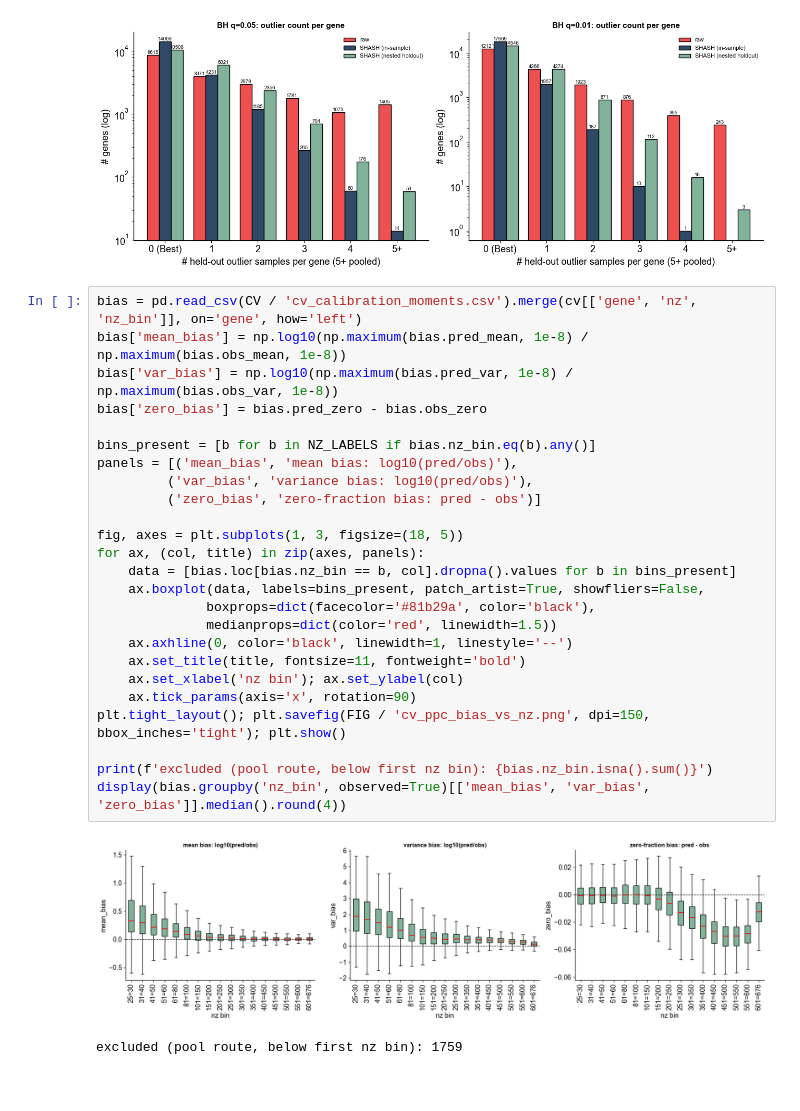
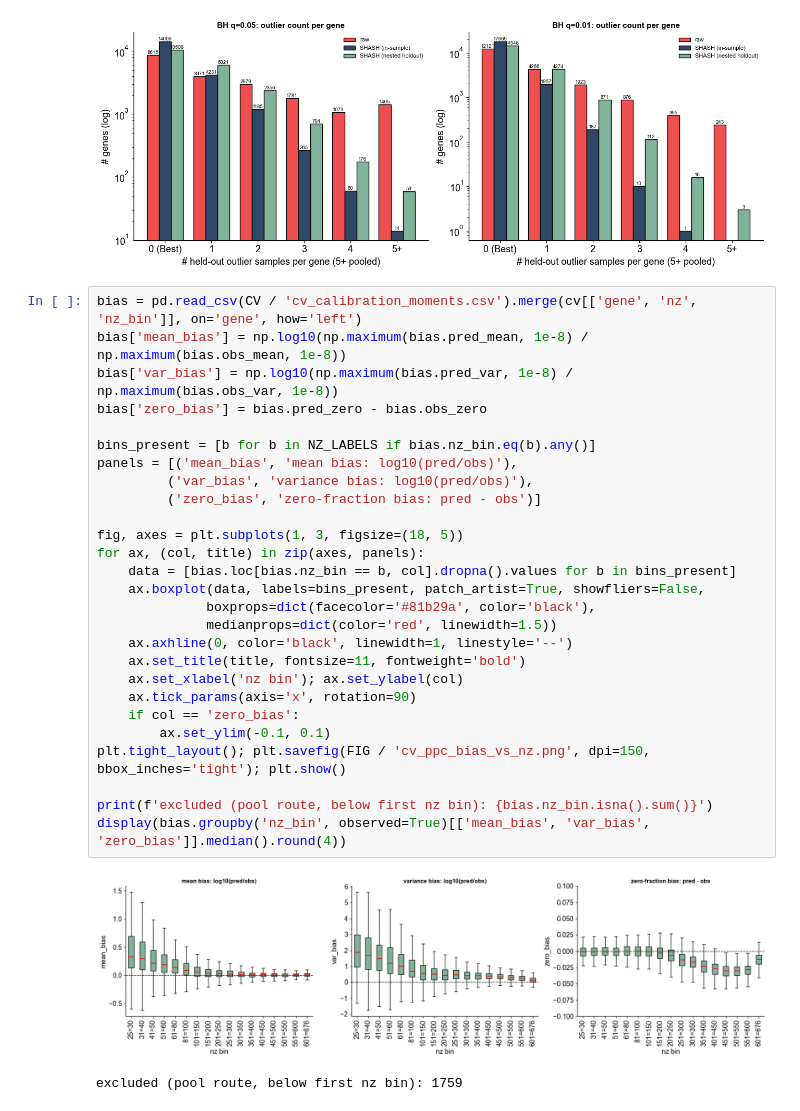
Before and after one commit to jmj3078/cfRNA_Disentaglement, a Jupyter notebook: MixedEffectsModeling/1_cv_analysis.ipynb, the cells around one changed output. Saved outputs shown, nothing was run; the diff lists cells and outputs as text.

```diff
--- a/MixedEffectsModeling/1_cv_analysis.ipynb
+++ b/MixedEffectsModeling/1_cv_analysis.ipynb
@@ -370,30 +370,32 @@ genes with >=1 BH outlier -- raw vs in-sample vs nested-holdout SHASH:
 # %%
 bias = pd.read_csv(CV / 'cv_calibration_moments.csv').merge(cv[['gene', 'nz', 'nz_bin']], on='gene', how='left')
 bias['mean_bias'] = np.log10(np.maximum(bias.pred_mean, 1e-8) / np.maximum(bias.obs_mean, 1e-8))
 bias['var_bias'] = np.log10(np.maximum(bias.pred_var, 1e-8) / np.maximum(bias.obs_var, 1e-8))
 bias['zero_bias'] = bias.pred_zero - bias.obs_zero
 
 bins_present = [b for b in NZ_LABELS if bias.nz_bin.eq(b).any()]
 panels = [('mean_bias', 'mean bias: log10(pred/obs)'),
          ('var_bias', 'variance bias: log10(pred/obs)'),
          ('zero_bias', 'zero-fraction bias: pred - obs')]
 
 fig, axes = plt.subplots(1, 3, figsize=(18, 5))
 for ax, (col, title) in zip(axes, panels):
     data = [bias.loc[bias.nz_bin == b, col].dropna().values for b in bins_present]
     ax.boxplot(data, labels=bins_present, patch_artist=True, showfliers=False,
               boxprops=dict(facecolor='#81b29a', color='black'),
               medianprops=dict(color='red', linewidth=1.5))
     ax.axhline(0, color='black', linewidth=1, linestyle='--')
     ax.set_title(title, fontsize=11, fontweight='bold')
     ax.set_xlabel('nz bin'); ax.set_ylabel(col)
     ax.tick_params(axis='x', rotation=90)
+    if col == 'zero_bias':
+        ax.set_ylim(-0.1, 0.1)
 plt.tight_layout(); plt.savefig(FIG / 'cv_ppc_bias_vs_nz.png', dpi=150, bbox_inches='tight'); plt.show()
 
 print(f'excluded (pool route, below first nz bin): {bias.nz_bin.isna().sum()}')
 display(bias.groupby('nz_bin', observed=True)[['mean_bias', 'var_bias', 'zero_bias']].median().round(4))
 # %% [output]
-[figure, old version]
+[figure, new version]
 excluded (pool route, below first nz bin): 1759
 |  | mean_bias | var_bias | zero_bias |
 | nz_bin |  |  |  |
```
Also changed, not shown: 1 other file.
